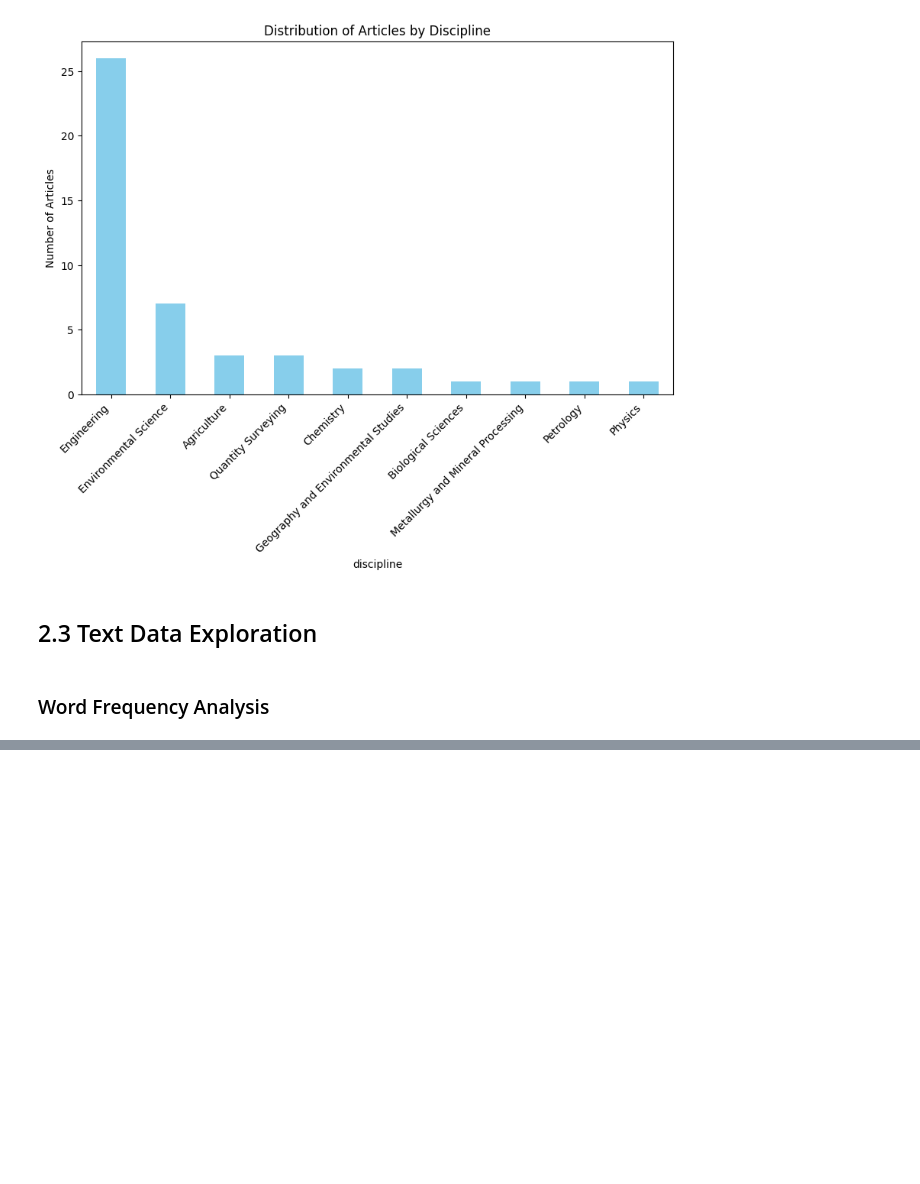
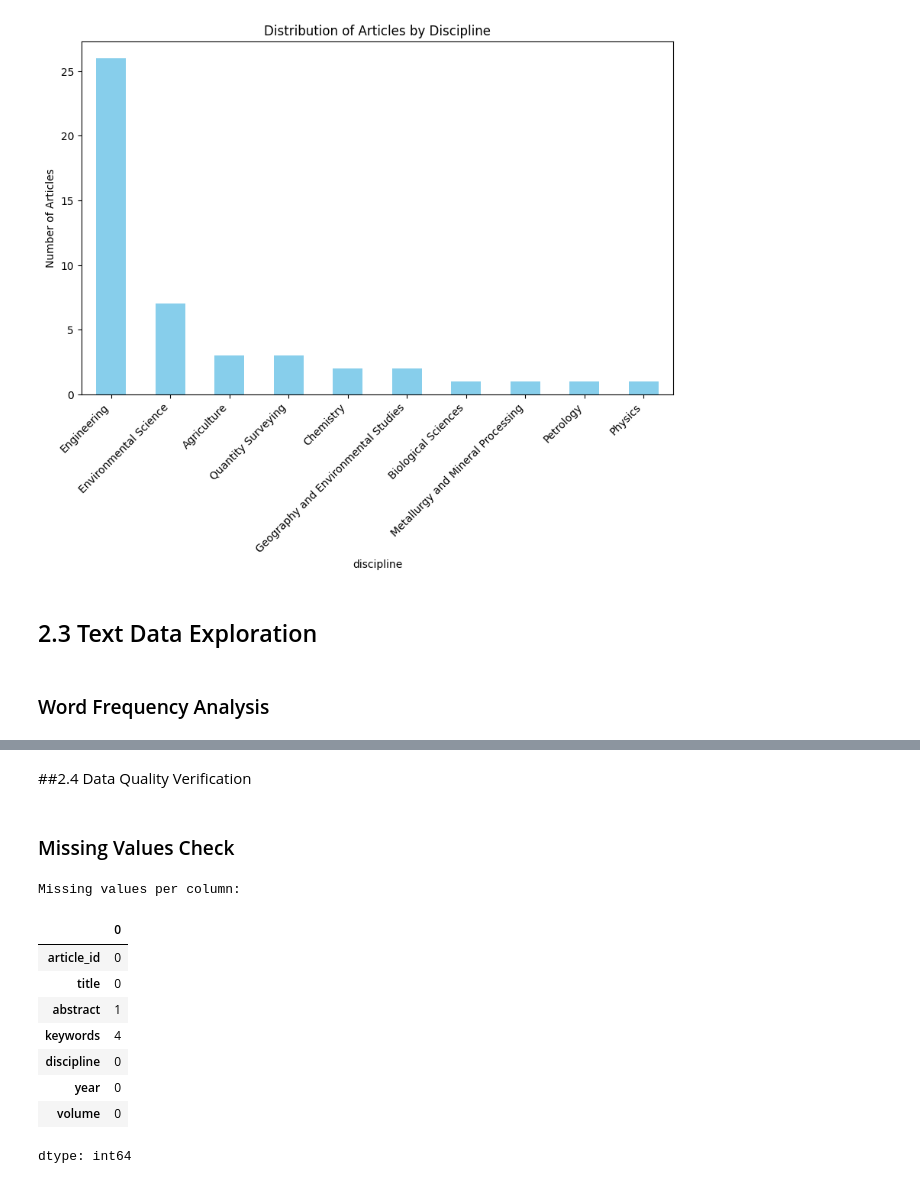
Before and after one commit to Alpha-Male-Dennis/4792_Data-Mining-Group-18, a Jupyter notebook: CSC_4792_Project_G18.ipynb, the cells around one changed output, grey strips where cells are left out. Saved outputs shown, nothing was run; the diff lists cells and outputs as text; code cells hidden in the pictures; blank space fills up the shorter version.

Commit message:
[DU] Added the Data Quality  Verification-Missing value check

```diff
--- a/CSC_4792_Project_G18.ipynb
+++ b/CSC_4792_Project_G18.ipynb
@@ -47,7 +47,7 @@ Drive already mounted at /content/drive; to attempt to forcibly remount, call dr
 import pandas as pd
 
 # Load the dataset
-df = pd.read_csv('/content/drive/MyDrive/JONAS Dataset/journal_articles_final.csv')
+df = pd.read_csv('/content/drive/MyDrive/JONAS dataset/journal_articles_final.csv')
 print("Dataset loaded successfully!")
 # %% [output]
 Dataset loaded successfully!
@@ -152,2 +152,20 @@ plt.show()
 <Figure size 1000x600 with 0 Axes>
 [figure]
+# %% [markdown]
+##2.4 Data Quality Verification
+# %% [markdown]
+### Missing Values Check
+# %%
+print("Missing values per column:")
+display(df.isnull().sum())
+# %% [output]
+Missing values per column:
+|  | 0 |
+| article_id | 0 |
+| title | 0 |
+| abstract | 1 |
+| keywords | 4 |
+| discipline | 0 |
+| year | 0 |
+| volume | 0 |
+dtype: int64
```
Also changed, not shown: parts of 1 cell of this notebook.
